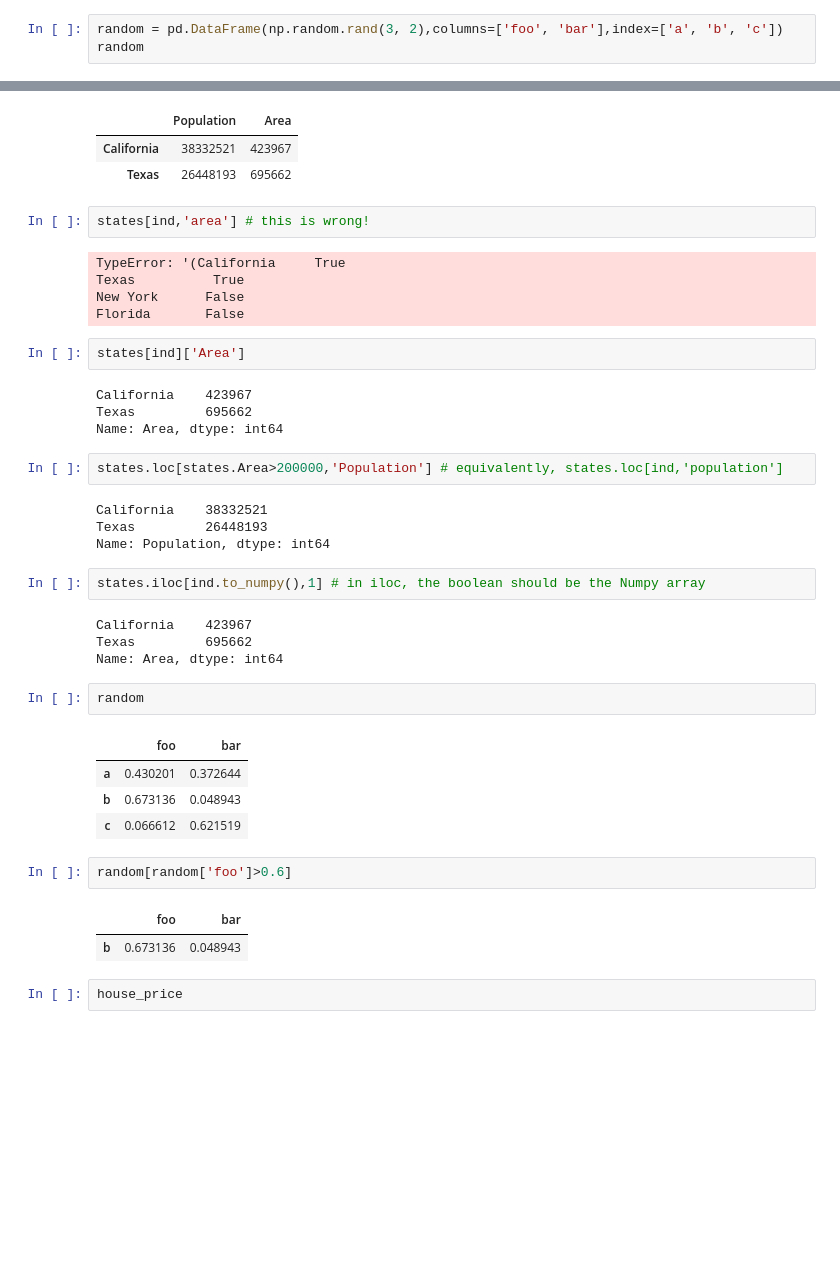
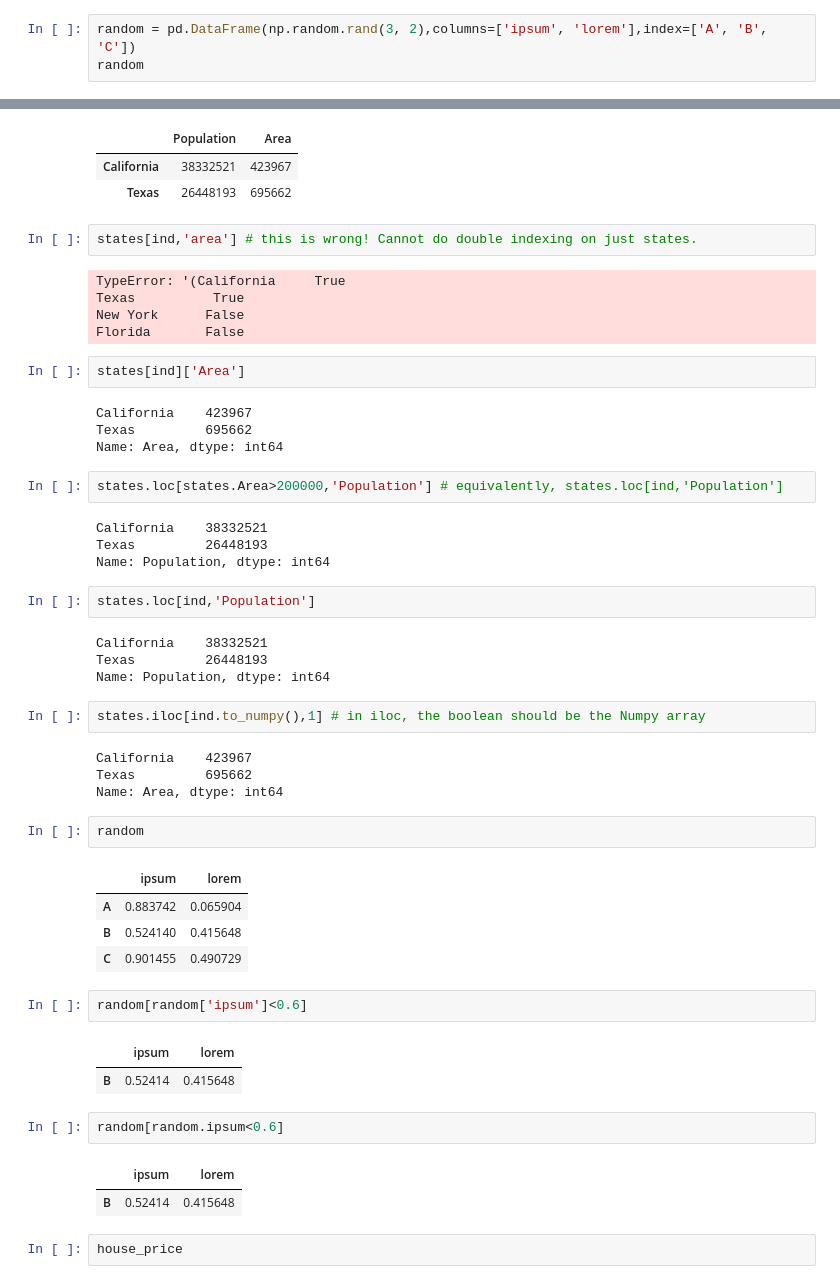
Before and after one commit to smithla-math/UCI_MATH_10, a Jupyter notebook: sections/sec_08/section_8.ipynb, the cells around one changed output, grey strips where cells are left out. Drawn from its saved outputs; the diff is of its cells as text; blank space fills up the shorter version.

Commit message:
Update Section 8, small fixes
Illuminate some more examples, fix issues with capitalization of 'Population' that affect the code execution.

```diff
--- a/sections/sec_08/section_8.ipynb
+++ b/sections/sec_08/section_8.ipynb
@@ -170,6 +176,6 @@ type(states['Area'])
 # %% [output]
 pandas.core.series.Series
 # %%
-random = pd.DataFrame(np.random.rand(3, 2),columns=['foo', 'bar'],index=['a', 'b', 'c'])
+random = pd.DataFrame(np.random.rand(3, 2),columns=['ipsum', 'lorem'],index=['A', 'B', 'C'])
 random
 # %% [output]
@@ -606,7 +673,7 @@ states[ind]
 | California | 38332521 | 423967 |
 | Texas | 26448193 | 695662 |
 # %%
-states[ind,'area'] # this is wrong!
+states[ind,'area'] # this is wrong! Cannot do double indexing on just states.
 # %% [output]
 TypeError: '(California     True
 Texas          True
@@ -619,11 +686,17 @@ California    423967
 Texas         695662
 Name: Area, dtype: int64
 # %%
-states.loc[states.Area>200000,'Population'] # equivalently, states.loc[ind,'population']
+states.loc[states.Area>200000,'Population'] # equivalently, states.loc[ind,'Population']
 # %% [output]
 California    38332521
 Texas         26448193
 Name: Population, dtype: int64
+# %%
+states.loc[ind,'Population']
+# %% [output]
+California    38332521
+Texas         26448193
+Name: Population, dtype: int64
 # %%
 states.iloc[ind.to_numpy(),1] # in iloc, the boolean should be the Numpy array
 # %% [output]
@@ -633,15 +706,20 @@ Name: Area, dtype: int64
 # %%
 random
 # %% [output]
-|  | foo | bar |
-| a | 0.430201 | 0.372644 |
-| b | 0.673136 | 0.048943 |
-| c | 0.066612 | 0.621519 |
+|  | ipsum | lorem |
+| A | 0.883742 | 0.065904 |
+| B | 0.524140 | 0.415648 |
+| C | 0.901455 | 0.490729 |
 # %%
-random[random['foo']>0.6]
+random[random['ipsum']<0.6]
 # %% [output]
-|  | foo | bar |
-| b | 0.673136 | 0.048943 |
+|  | ipsum | lorem |
+| B | 0.52414 | 0.415648 |
+# %%
+random[random.ipsum<0.6]
+# %% [output]
+|  | ipsum | lorem |
+| B | 0.52414 | 0.415648 |
 # %%
 house_price
 # %% [output]
```
Also changed, not shown: parts of 30 cells of this notebook, 1 other file.
